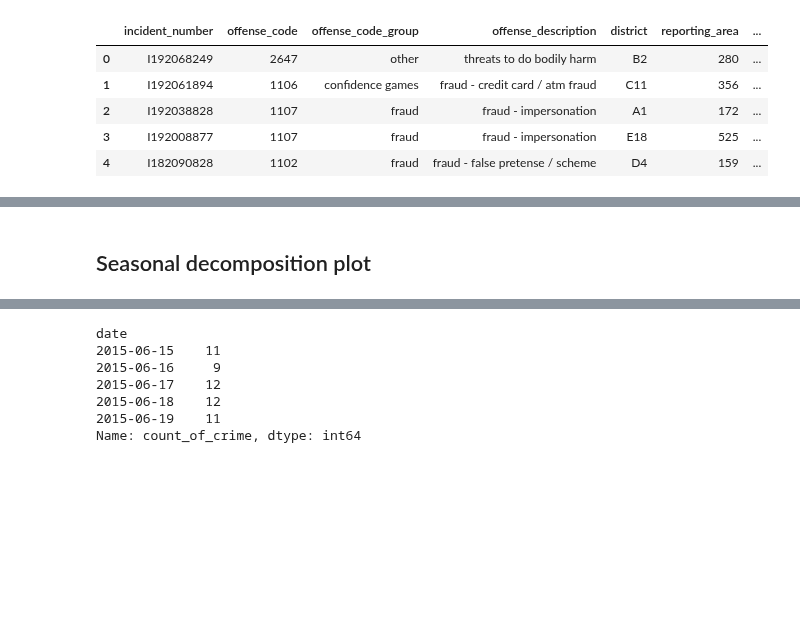
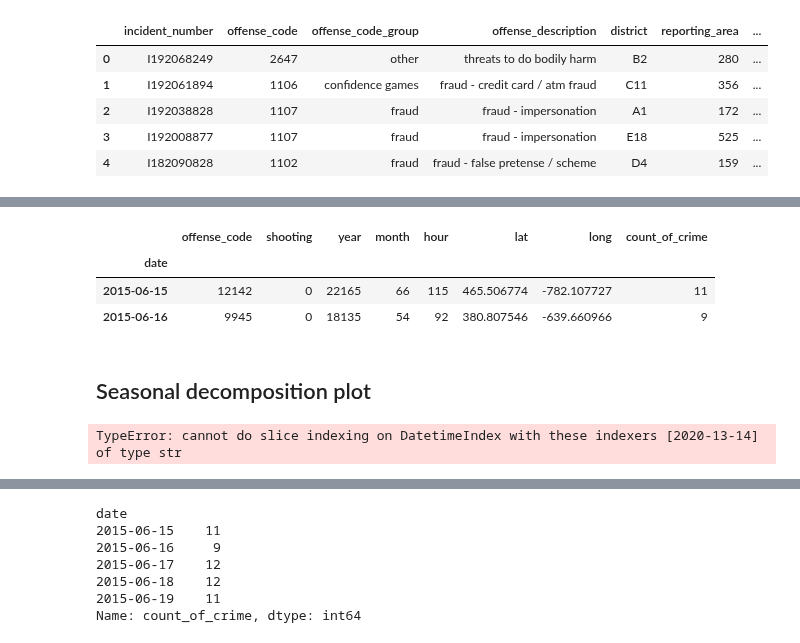
Before and after one commit to cristinalucin/boston-crime-data-project, a Jupyter notebook: Project Notebook.ipynb, the cells around one changed output, grey strips where cells are left out. Saved outputs shown, nothing was run; the diff lists cells and outputs as text; code cells hidden in the pictures; blank space fills up the shorter version.

```diff
--- a/Project Notebook.ipynb
+++ b/Project Notebook.ipynb
@@ -134,12 +133,21 @@ fraud_df.head()
 # %%
 #Now grouping by day
 fraud_df = fraud_df.groupby(['date']).sum()
+# %%
+fraud_df.head(2)
+# %% [output]
+|  | offense_code | shooting | year | month | hour | lat | long | count_of_crime |
+| date |  |  |  |  |  |  |  |  |
+| 2015-06-15 | 12142 | 0 | 22165 | 66 | 115 | 465.506774 | -782.107727 | 11 |
+| 2015-06-16 | 9945 | 0 | 18135 | 54 | 92 | 380.807546 | -639.660966 | 9 |
 # %% [markdown]
 ## Seasonal decomposition plot
 # %%
 # ### Performing train-test split
-train = fraud_df.loc[:'2019-03-14']
+train = fraud_df.loc['2017-03-15':'2019-03-14']
 validate = fraud_df.loc['2019-03-15':'2020-03-14']
-test = fraud_df.loc['2020-03-15':]
+test = fraud_df.loc['2020-03-15':'2020-13-14']
+# %% [output]
+TypeError: cannot do slice indexing on DatetimeIndex with these indexers [2020-13-14] of type str
 # %%
 train.head()
```
Also changed, not shown: parts of 4 cells of this notebook, 1 other file.
